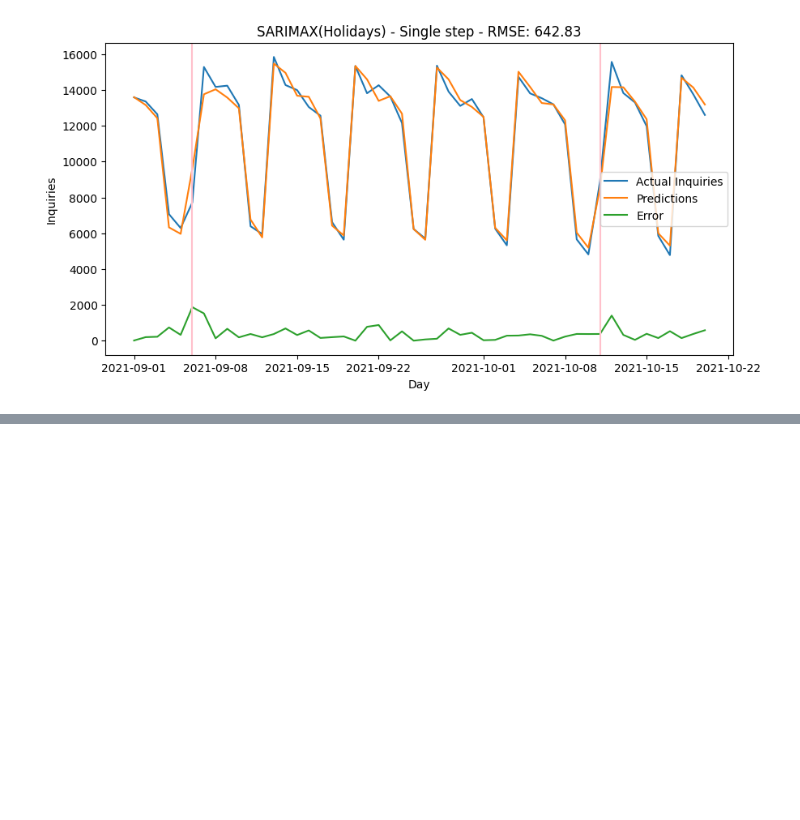
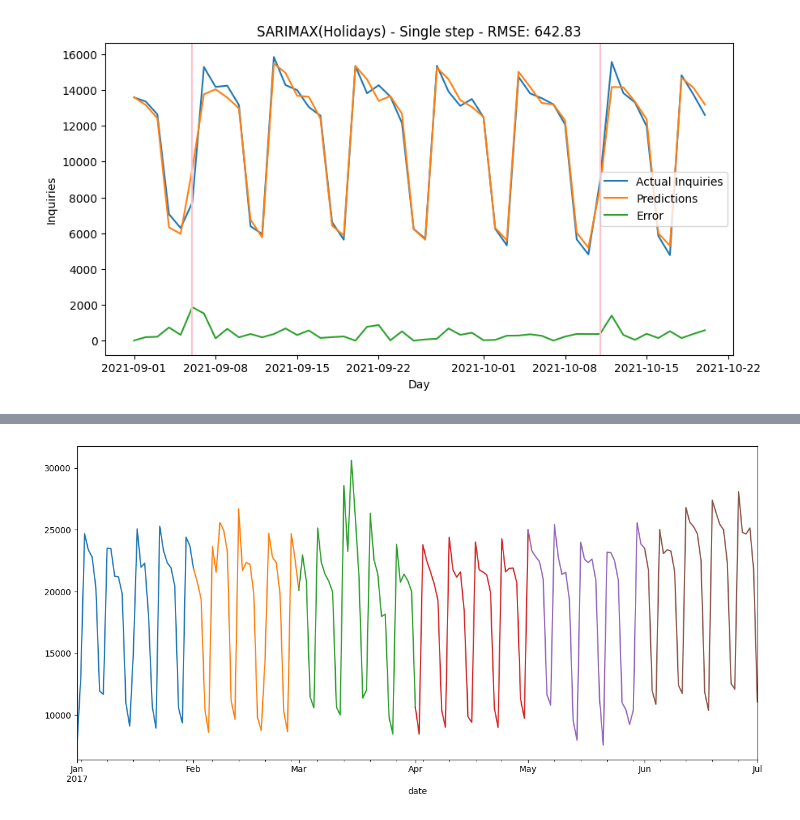
Before and after one commit to manali146/Call-Count-Forecasting, a Jupyter notebook: 03_Statistical_Models/06-02-SARIMAX - Singlestep.ipynb, the cells around one changed output, grey strips where cells are left out. Cells and saved outputs as stored; diff of their text form; code cells hidden in the pictures; blank space fills up the shorter version.

```diff
--- a/03_Statistical_Models/06-02-SARIMAX - Singlestep.ipynb
+++ b/03_Statistical_Models/06-02-SARIMAX - Singlestep.ipynb
@@ -449,0 +470,10 @@ plt.show()
+# %%
+ax = df['Inquiries_NonStat']['2017-01-01':'2017-02-01'].plot(kind='line', subplots=False, rot=0, figsize=(12, 6))
+ax = df['Inquiries_NonStat']['2017-02-01':'2017-03-01'].plot(kind='line', subplots=False, rot=0, figsize=(12, 6))
+ax = df['Inquiries_NonStat']['2017-03-01':'2017-04-01'].plot(kind='line', subplots=False, rot=0, figsize=(12, 6))
+ax = df['Inquiries_NonStat']['2017-04-01':'2017-05-01'].plot(kind='line', subplots=False, rot=0, figsize=(12, 6))
+ax = df['Inquiries_NonStat']['2017-05-01':'2017-06-01'].plot(kind='line', subplots=False, rot=0, figsize=(12, 6))
+ax = df['Inquiries_NonStat']['2017-06-01':'2017-07-01'].plot(kind='line', subplots=False, rot=0, figsize=(12, 6))
+plt.tight_layout()
+# %% [output]
+[figure, added]
```
Also changed, not shown: parts of 18 cells of this notebook.
